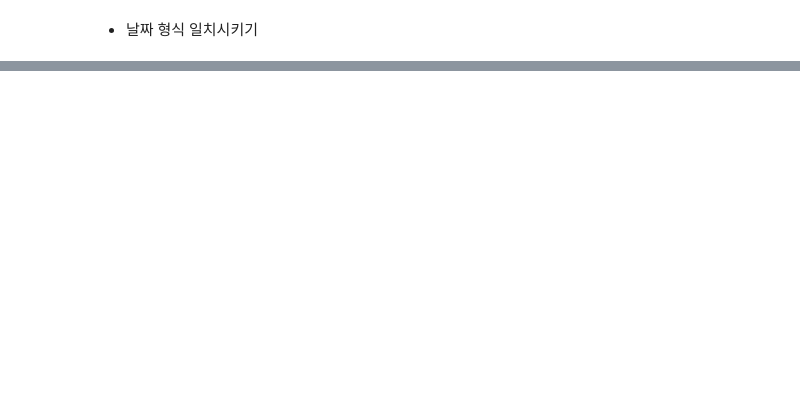
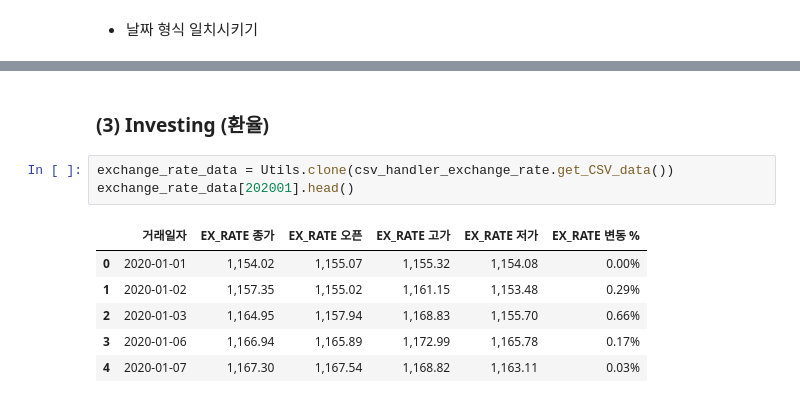
Before and after one commit to RHIE-coder/for-moon, a Jupyter notebook: src/overnight.ipynb, the cells around one changed output, grey strips where cells are left out. Drawn from its saved outputs; the diff is of its cells as text; blank space fills up the shorter version.

```diff
--- a/src/overnight.ipynb
+++ b/src/overnight.ipynb
@@ -456,0 +502,12 @@ csv_handler_exchange_rate.get_CSV_data()[202001].tail()
+# %% [markdown]
+### (3) Investing (환율)
+# %%
+exchange_rate_data = Utils.clone(csv_handler_exchange_rate.get_CSV_data())
+exchange_rate_data[202001].head()
+# %% [output]
+|  | 거래일자 | EX_RATE 종가 | EX_RATE 오픈 | EX_RATE 고가 | EX_RATE 저가 | EX_RATE 변동 % |
+| 0 | 2020-01-01 | 1,154.02 | 1,155.07 | 1,155.32 | 1,154.08 | 0.00% |
+| 1 | 2020-01-02 | 1,157.35 | 1,155.02 | 1,161.15 | 1,153.48 | 0.29% |
+| 2 | 2020-01-03 | 1,164.95 | 1,157.94 | 1,168.83 | 1,155.70 | 0.66% |
+| 3 | 2020-01-06 | 1,166.94 | 1,165.89 | 1,172.99 | 1,165.78 | 0.17% |
+| 4 | 2020-01-07 | 1,167.30 | 1,167.54 | 1,168.82 | 1,163.11 | 0.03% |
```
Also changed, not shown: parts of 62 cells of this notebook, 1 other file.
